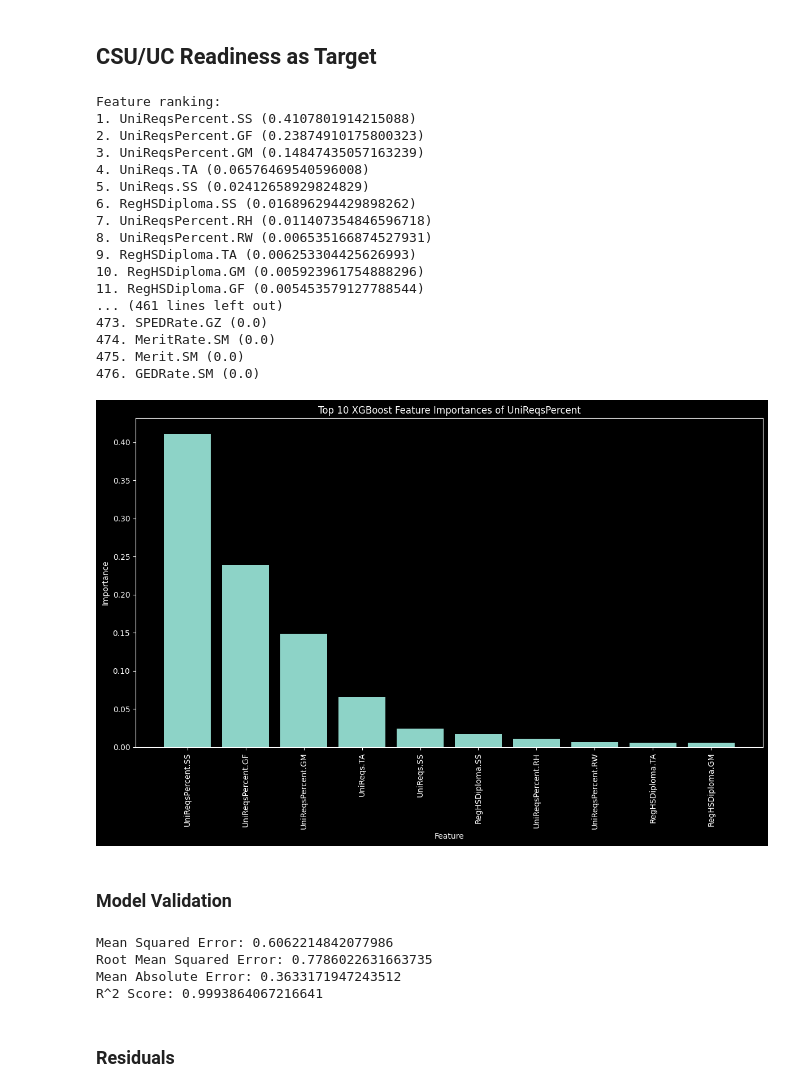
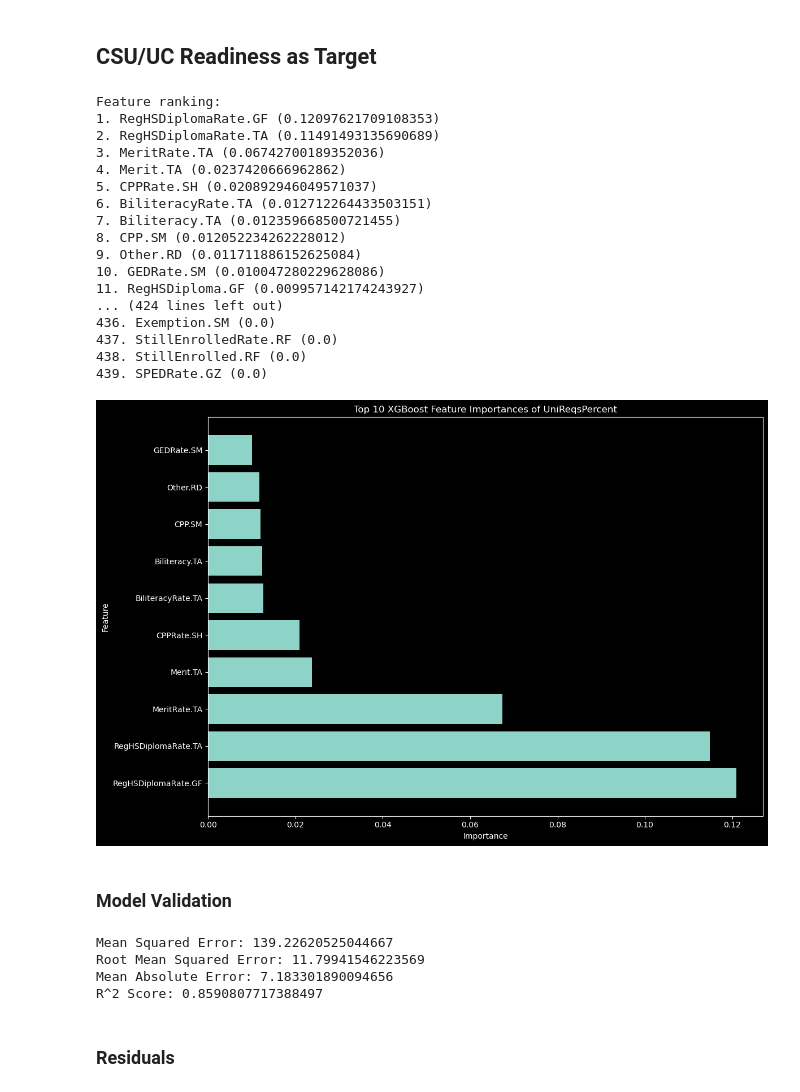
Before and after one commit to PENTASHIFT/DS-Capstone-Project, a Jupyter notebook: modeling/ACGRWide.ipynb, the cells around one changed output. Saved outputs shown, nothing was run; the diff lists cells and outputs as text; code cells hidden in the pictures.

Commit message:
AGCRWide models with dropped columns

```diff
--- a/modeling/ACGRWide.ipynb
+++ b/modeling/ACGRWide.ipynb
@@ -328,6 +316,9 @@ target_col = 'UniReqsPercent.TA'
 
 # Reset df
 df = get_data_xgb()
+
+# Drop columns that start with 'UniReqs'
+X = df.drop(columns=[col for col in df.columns if col.startswith('UniReqs')])
 
 # Remove rows where y is NaN or infinite or too large
 mask = y.notna() & np.isfinite(y) & (np.abs(y) < 1e10)
@@ -338,54 +329,54 @@ y = y[mask]
 xgb_regressor_uni = xgb.XGBRegressor(
     n_estimators=100,
     learning_rate=0.1,
     max_depth=6,
     subsample=0.8,
     colsample_bytree=0.8,
     missing=np.nan,
     random_state=42
 )
 
 # Fit the model
 xgb_regressor_uni.fit(X, y)
 
 # Get feature importances
 importances_uni = xgb_regressor_uni.feature_importances_
 feature_names_uni = X.columns
 indices_uni = np.argsort(importances_uni)[::-1]
 print("Feature ranking:")
 for f in range(len(feature_names_uni)):
     print(f"{f + 1}. {feature_names_uni[indices_uni[f]]} ({importances_uni[indices_uni[f]]})")
 
 # Plot top 10 feature importances for UniReqsPercent
 top_n = 10
 top_indices = indices_uni[:top_n]
 plt.figure(figsize=(12, 8))
-plt.bar(range(top_n), importances_uni[top_indices], align='center')
-plt.xticks(range(top_n), feature_names_uni[top_indices], rotation=90)
-plt.xlabel("Feature")
-plt.ylabel("Importance")
+plt.barh(range(top_n), importances_uni[top_indices], align='center')
+plt.yticks(range(top_n), feature_names_uni[top_indices])
+plt.ylabel("Feature")
+plt.xlabel("Importance")
 plt.title("Top 10 XGBoost Feature Importances of UniReqsPercent")
 plt.tight_layout()
 plt.show()
 # %% [output]
 Feature ranking:
-1. UniReqsPercent.SS (0.4107801914215088)
-2. UniReqsPercent.GF (0.23874910175800323)
-3. UniReqsPercent.GM (0.14847435057163239)
-4. UniReqs.TA (0.06576469540596008)
-5. UniReqs.SS (0.02412658929824829)
-6. RegHSDiploma.SS (0.016896294429898262)
-7. UniReqsPercent.RH (0.011407354846596718)
-8. UniReqsPercent.RW (0.006535166874527931)
-9. RegHSDiploma.TA (0.006253304425626993)
-10. RegHSDiploma.GM (0.005923961754888296)
-11. RegHSDiploma.GF (0.005453579127788544)
-... (461 lines left out)
-473. SPEDRate.GZ (0.0)
-474. MeritRate.SM (0.0)
-475. Merit.SM (0.0)
-476. GEDRate.SM (0.0)
+1. RegHSDiplomaRate.GF (0.12097621709108353)
+2. RegHSDiplomaRate.TA (0.11491493135690689)
+3. MeritRate.TA (0.06742700189352036)
+4. Merit.TA (0.0237420666962862)
+5. CPPRate.SH (0.020892946049571037)
+6. BiliteracyRate.TA (0.012712264433503151)
+7. Biliteracy.TA (0.012359668500721455)
+8. CPP.SM (0.012052234262228012)
+9. Other.RD (0.011711886152625084)
+10. GEDRate.SM (0.010047280229628086)
+11. RegHSDiploma.GF (0.009957142174243927)
+... (424 lines left out)
+436. Exemption.SM (0.0)
+437. StillEnrolledRate.RF (0.0)
+438. StillEnrolled.RF (0.0)
+439. SPEDRate.GZ (0.0)
-[figure, old version]
+[figure, new version]
 # %% [markdown]
 ### Model Validation
 # %%
@@ -412,10 +403,10 @@ print(f"Root Mean Squared Error: {rmse}")
 print(f"Mean Absolute Error: {mae}")
 print(f"R^2 Score: {r2}")
 # %% [output]
-Mean Squared Error: 0.6062214842077986
-Root Mean Squared Error: 0.7786022631663735
-Mean Absolute Error: 0.3633171947243512
-R^2 Score: 0.9993864067216641
+Mean Squared Error: 139.22620525044667
+Root Mean Squared Error: 11.79941546223569
+Mean Absolute Error: 7.183301890094656
+R^2 Score: 0.8590807717388497
 # %% [markdown]
 ### Residuals
 # %%
```
Also changed, not shown: parts of 15 cells of this notebook, 1 other file.
